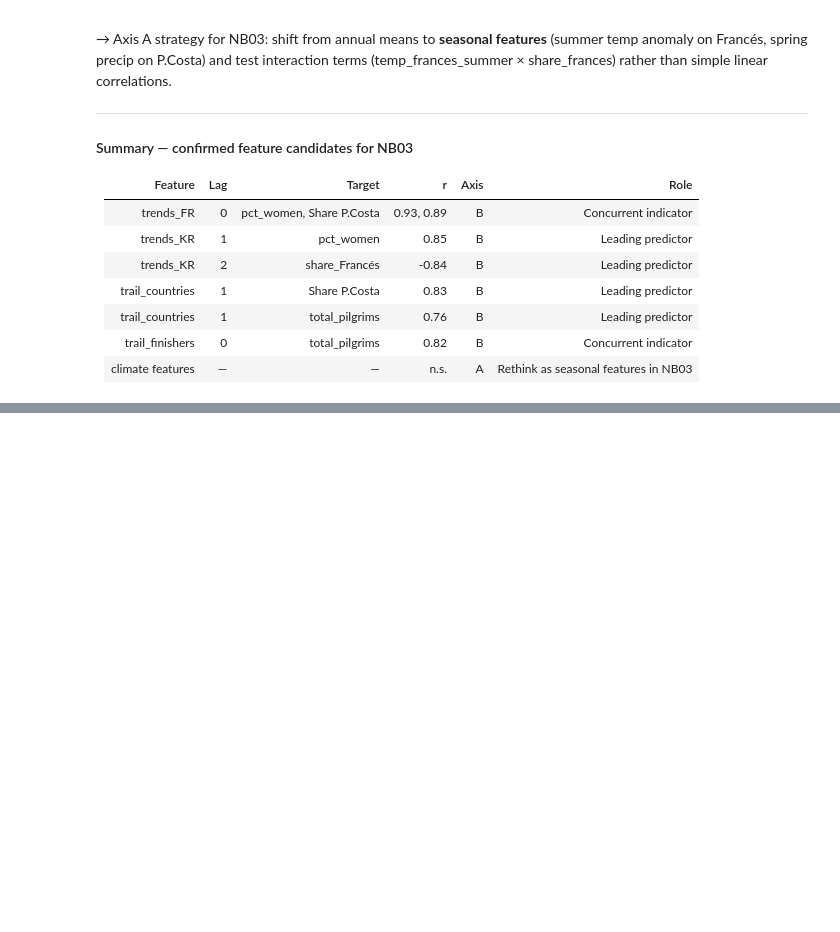
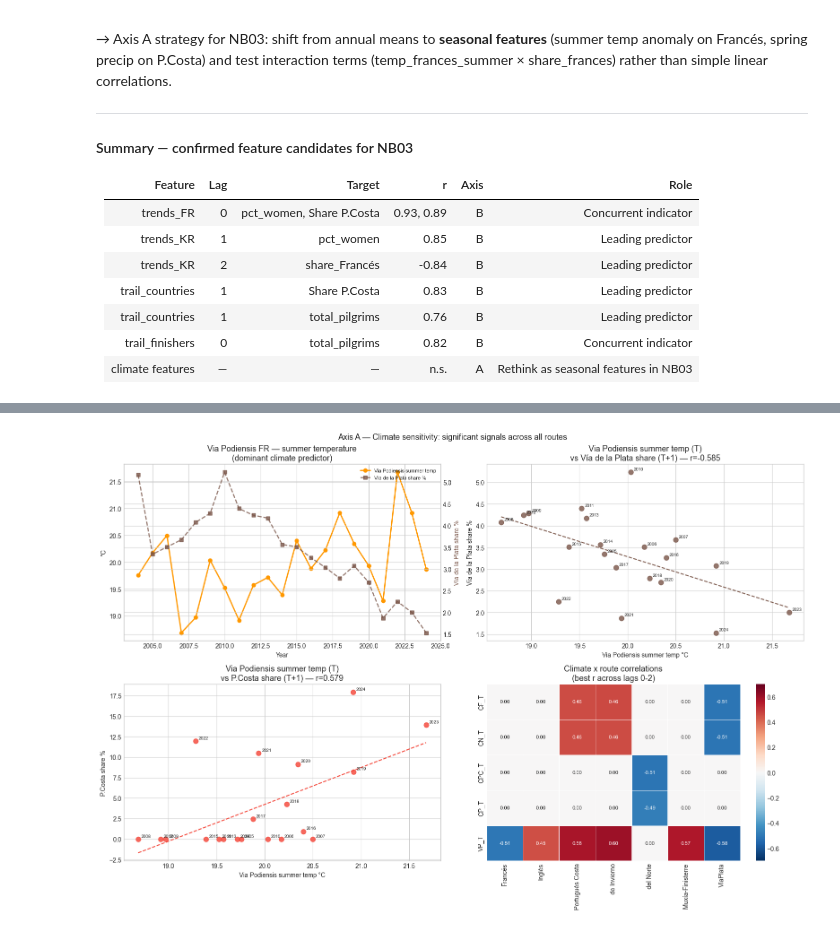
Before and after one commit to Flo4363/camino-datascience, a Jupyter notebook: notebooks/NB02_eda.ipynb, the cells around one changed output, grey strips where cells are left out. Drawn from its saved outputs; the diff is of its cells as text; code cells hidden in the pictures; blank space fills up the shorter version.

Commit message:
feat: NB02 complete — EDA, structural breaks, correlations, axis validation

```diff
--- a/notebooks/NB02_eda.ipynb
+++ b/notebooks/NB02_eda.ipynb
@@ -811,0 +974,94 @@ simple linear correlations.
+# %%
+# ── AXIS A — Visualisation: all significant signals ──
+
+fig, axes = plt.subplots(2, 2, figsize=(16, 11))
+fig.suptitle('Axis A — Climate sensitivity: significant signals across all routes', fontsize=13)
+
+# Panel 1: Via Podiensis summer temp — the dominant climate signal
+ax = axes[0, 0]
+vp_temp = df_axis_a['via_podiensis_fr_summer_temp'].values
+years_a  = df_axis_a['year'].values
+
+ax.plot(years_a, vp_temp, marker='o', color='#FF9800',
+        linewidth=2, label='Via Podiensis summer temp')
+ax.set_title('Via Podiensis FR — summer temperature\n(dominant climate predictor)')
+ax.set_ylabel('°C')
+ax.set_xlabel('Year')
+ax2 = ax.twinx()
+ax2.plot(years_a, df_axis_a['Vía de la Plata'].values,
+         marker='s', color='#795548', linewidth=1.8,
+         linestyle='--', label='Vía de la Plata share %', alpha=0.8)
+ax2.set_ylabel('Vía de la Plata share %', color='#795548')
+lines1, labels1 = ax.get_legend_handles_labels()
+lines2, labels2 = ax2.get_legend_handles_labels()
+ax.legend(lines1+lines2, labels1+labels2, fontsize=8, loc='upper right')
+
+# Panel 2: Scatter — Via Podiensis temp T vs Vía de la Plata share T+1
+ax = axes[0, 1]
+x_vp  = vp_temp[:-1]
+y_vdp = df_axis_a['Vía de la Plata'].values[1:]
+yrs   = years_a[1:]
+
+mask = ~(np.isnan(x_vp) | np.isnan(y_vdp))
+ax.scatter(x_vp[mask], y_vdp[mask], color='#795548', alpha=0.8, s=60)
+for i, yr in enumerate(yrs[mask]):
+    ax.annotate(str(yr), (x_vp[mask][i], y_vdp[mask][i]),
+                textcoords='offset points', xytext=(5,3), fontsize=7)
+m, b = np.polyfit(x_vp[mask], y_vdp[mask], 1)
+x_line = np.linspace(x_vp[mask].min(), x_vp[mask].max(), 100)
+ax.plot(x_line, m*x_line+b, color='#795548', linestyle='--', linewidth=1.5)
+ax.set_title('Via Podiensis summer temp (T)\nvs Vía de la Plata share (T+1) — r=-0.585')
+ax.set_xlabel('Via Podiensis summer temp °C')
+ax.set_ylabel('Vía de la Plata share %')
+
+# Panel 3: Via Podiensis temp vs P.Costa share T+1
+ax = axes[1, 0]
+y_costa = df_axis_a['Camino Portugués Costa'].values[1:]
+mask2   = ~(np.isnan(x_vp) | np.isnan(y_costa))
+
+ax.scatter(x_vp[mask2], y_costa[mask2], color='#F44336', alpha=0.8, s=60)
+for i, yr in enumerate(yrs[mask2]):
+    ax.annotate(str(yr), (x_vp[mask2][i], y_costa[mask2][i]),
+                textcoords='offset points', xytext=(5,3), fontsize=7)
+m2, b2 = np.polyfit(x_vp[mask2], y_costa[mask2], 1)
+ax.plot(x_line, m2*x_line+b2, color='#F44336', linestyle='--', linewidth=1.5)
+ax.set_title('Via Podiensis summer temp (T)\nvs P.Costa share (T+1) — r=0.579')
+ax.set_xlabel('Via Podiensis summer temp °C')
+ax.set_ylabel('P.Costa share %')
+
+# Panel 4: Summary heatmap — fixed for pandas 3.0
+ax = axes[1, 1]
+
+# Build pivot directly from sig_a without intermediate groupby
+pivot_data = (sig_a.sort_values('abs_r', ascending=False)
+              .drop_duplicates(subset=['climate_feature','route_target'],
+                               keep='first'))
+
+pivot_heatmap = pivot_data.pivot_table(
+    index='climate_feature', columns='route_target',
+    values='r', aggfunc='first').fillna(0)
+
+# Short labels
+short_clim = {c: c.replace('camino_frances','CF').replace('camino_norte','CN')
+               .replace('camino_portugues_costa','CPC').replace('camino_portugues','CP')
+               .replace('via_podiensis_fr','VP').replace('_summer_temp','_T')
+               .replace('_spring_precip','_P') for c in pivot_heatmap.index}
+pivot_heatmap.index = [short_clim.get(c,c) for c in pivot_heatmap.index]
+
+short_route = {r: r.replace('Camino ','').replace('Vía de la Plata','VíaPlata')
+               for r in pivot_heatmap.columns}
+pivot_heatmap.columns = [short_route.get(c,c) for c in pivot_heatmap.columns]
+
+sns.heatmap(pivot_heatmap, annot=True, fmt='.2f', cmap='RdBu_r',
+            center=0, vmin=-0.7, vmax=0.7,
+            linewidths=0.4, annot_kws={'size':8}, ax=ax)
+ax.set_title('Climate x route correlations\n(best r across lags 0-2)')
+ax.set_xlabel('')
+ax.set_ylabel('')
+
+plt.tight_layout()
+plt.savefig(PROJECT_ROOT / 'reports' / 'NB02_axis_a_extended.png', dpi=150)
+plt.show()
+print('Saved.')
+# %% [output]
+[figure, added]
```
Also changed, not shown: parts of 18 cells of this notebook, 4 other files.
